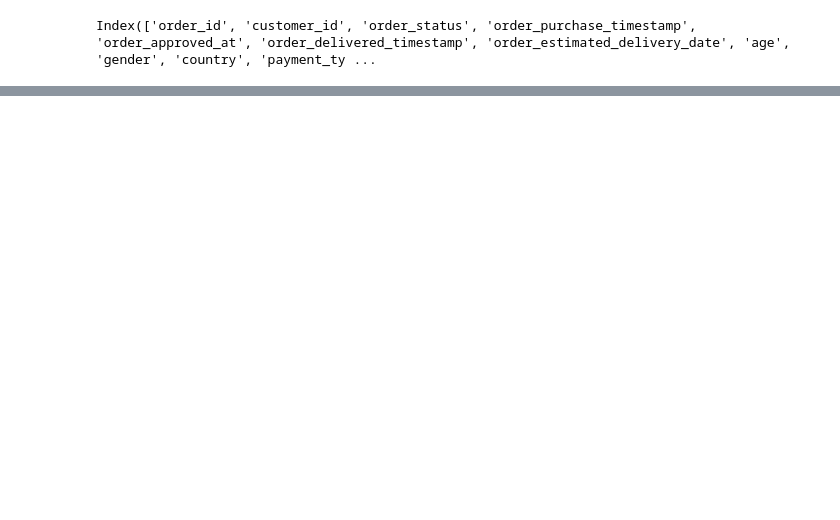
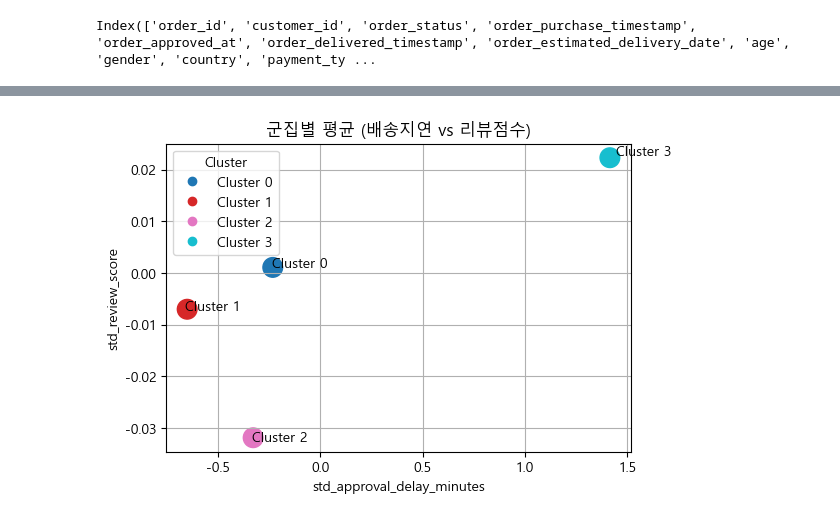
Before and after one commit to sasangkyoo/Marketing_proj, a Jupyter notebook: EDA_12_market.ipynb, the cells around one changed output, grey strips where cells are left out. Drawn from its saved outputs; the diff is of its cells as text; code cells hidden in the pictures; blank space fills up the shorter version.

```diff
--- a/EDA_12_market.ipynb
+++ b/EDA_12_market.ipynb
@@ -382,0 +592,9 @@ Index(['order_id', 'customer_id', 'order_status', 'order_purchase_timestamp', 'o
+# %%
+# 군집별 평균 (정규화된 값으로 해석)
+cluster_summary = df_experience.groupby('cluster')[['std_delivery_delay_days',
+                                                    'std_delivery_total_days',
+                                                    'std_review_score',
+                                                    'std_delay_rate',
+                                                    'std_approval_delay_minutes']].mean()
+
+print(cluster_summary)
@@ -382,0 +608,28 @@ Index(['order_id', 'customer_id', 'order_status', 'order_purchase_timestamp', 'o
+# %%
+plt.rcParams['font.family'] = 'Malgun Gothic'
+plt.rcParams['axes.unicode_minus'] = False
+
+plt.figure(figsize=(6,4))
+
+scatter = plt.scatter(cluster_summary['std_approval_delay_minutes'],
+                      cluster_summary['std_review_score'],
+                      c=cluster_summary.index, s=200, cmap='tab10', label=cluster_summary.index)
+
+for i in cluster_summary.index:
+    x = cluster_summary['std_approval_delay_minutes'][i]
+    y = cluster_summary['std_review_score'][i]
+    plt.text(x + (x * 0.02), y + (y * 0.02),
+             f'Cluster {i}', fontsize=10)
+
+
+plt.title("군집별 평균 (배송지연 vs 리뷰점수)")
+plt.xlabel("std_approval_delay_minutes")
+plt.ylabel("std_review_score")
+
+handles, labels = scatter.legend_elements(prop="colors")
+plt.legend(handles, [f"Cluster {i}" for i in cluster_summary.index], title="Cluster", loc="best")
+
+plt.grid(True)
+plt.show()
+# %% [output]
+[figure, added]
```
Also changed, not shown: parts of 26 cells of this notebook.
